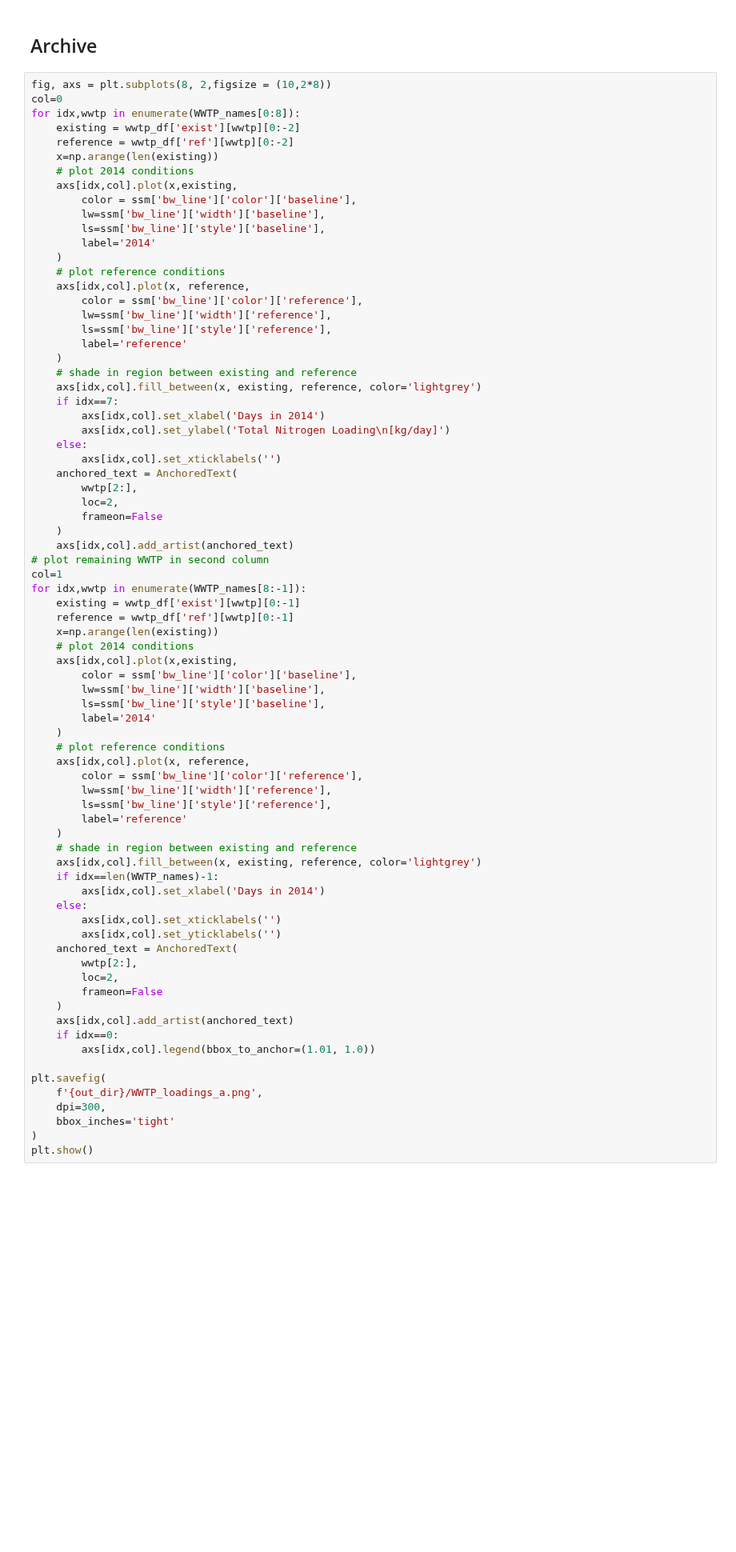
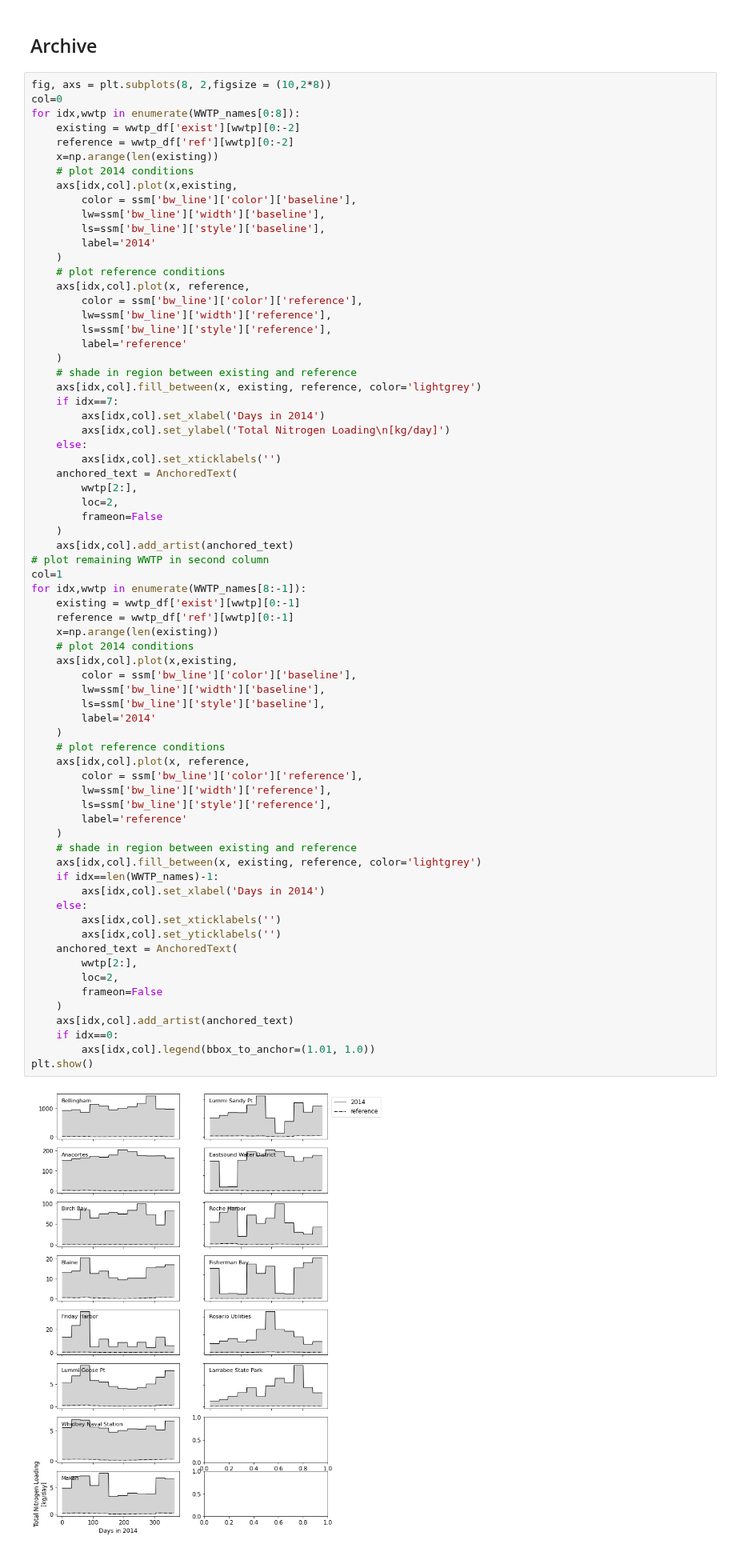
Before and after one commit to UW-PSI/SalishSeaModel-analysis, a Jupyter notebook: deliverables/notebooks/plot_nutrient_loading.ipynb, the cells around one changed output. Shown at 80% size. Drawn from its saved outputs; the diff is of its cells as text; blank space fills up the shorter version.

```diff
--- a/deliverables/notebooks/plot_nutrient_loading.ipynb
+++ b/deliverables/notebooks/plot_nutrient_loading.ipynb
@@ -376,39 +379,35 @@ for idx,wwtp in enumerate(WWTP_names[8:-1]):
     # plot 2014 conditions
     axs[idx,col].plot(x,existing,
         color = ssm['bw_line']['color']['baseline'],
         lw=ssm['bw_line']['width']['baseline'],
         ls=ssm['bw_line']['style']['baseline'],
         label='2014'
     )
     # plot reference conditions
     axs[idx,col].plot(x, reference,
         color = ssm['bw_line']['color']['reference'],
         lw=ssm['bw_line']['width']['reference'],
         ls=ssm['bw_line']['style']['reference'],
         label='reference'
     )
     # shade in region between existing and reference
     axs[idx,col].fill_between(x, existing, reference, color='lightgrey')
     if idx==len(WWTP_names)-1:
         axs[idx,col].set_xlabel('Days in 2014')
     else:
         axs[idx,col].set_xticklabels('')
         axs[idx,col].set_yticklabels('')
     anchored_text = AnchoredText(
         wwtp[2:],
         loc=2,
         frameon=False
     )
     axs[idx,col].add_artist(anchored_text)
     if idx==0:
         axs[idx,col].legend(bbox_to_anchor=(1.01, 1.0))
-
-plt.savefig(
-    f'{out_dir}/WWTP_loadings_a.png',
-    dpi=300,
-    bbox_inches='tight'
-)
 plt.show()
+# %% [output]
+[figure, added]
 # %%
 WWTP_names = [
   "  Bellingham",
```
Also changed, not shown: parts of 7 cells of this notebook, 3 other files.
